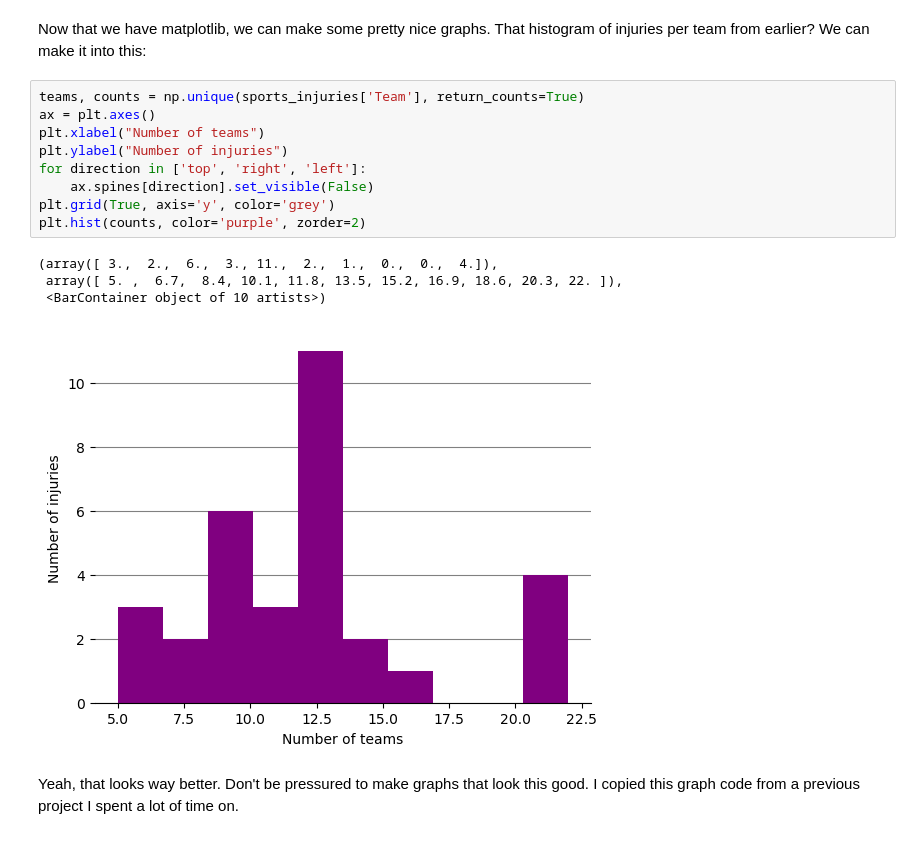
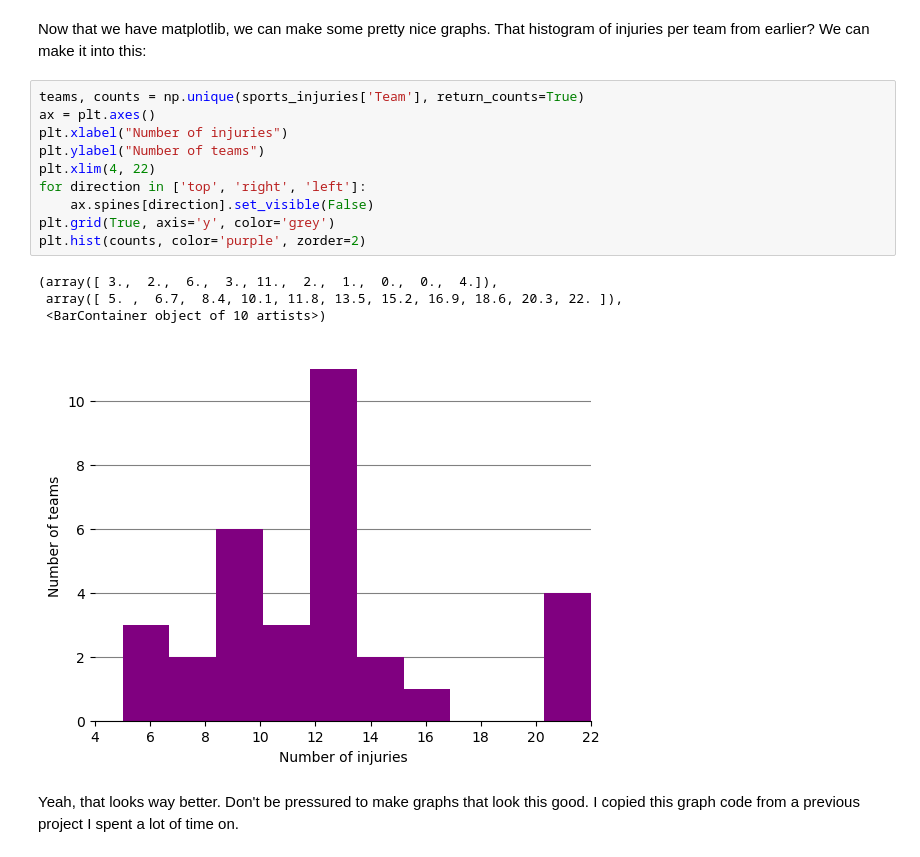
Before and after one commit to AlexWycoff/DSML, a Jupyter notebook: Data Analytics Notebooks/visualization_with_matplotlib.ipynb, the cells around one changed output. Saved outputs shown, nothing was run; the diff lists cells and outputs as text.

```diff
--- a/Data Analytics Notebooks/visualization_with_matplotlib.ipynb
+++ b/Data Analytics Notebooks/visualization_with_matplotlib.ipynb
@@ -35,17 +35,18 @@ Now that we have matplotlib, we can make some pretty nice graphs. That histogram
 # %%
 teams, counts = np.unique(sports_injuries['Team'], return_counts=True)
 ax = plt.axes()
-plt.xlabel("Number of teams")
-plt.ylabel("Number of injuries")
+plt.xlabel("Number of injuries")
+plt.ylabel("Number of teams")
+plt.xlim(4, 22)
 for direction in ['top', 'right', 'left']:
     ax.spines[direction].set_visible(False)
 plt.grid(True, axis='y', color='grey')
 plt.hist(counts, color='purple', zorder=2)
 # %% [output]
 (array([ 3.,  2.,  6.,  3., 11.,  2.,  1.,  0.,  0.,  4.]),
  array([ 5. ,  6.7,  8.4, 10.1, 11.8, 13.5, 15.2, 16.9, 18.6, 20.3, 22. ]),
  <BarContainer object of 10 artists>)
-[figure, old version]
+[figure, new version]
 # %% [markdown]
 Yeah, that looks way better. Don't be pressured to make graphs that look this good. I copied this graph code from a previous project I spent a lot of time on.
 # %% [markdown]
```
Also changed, not shown: 3 other files.
